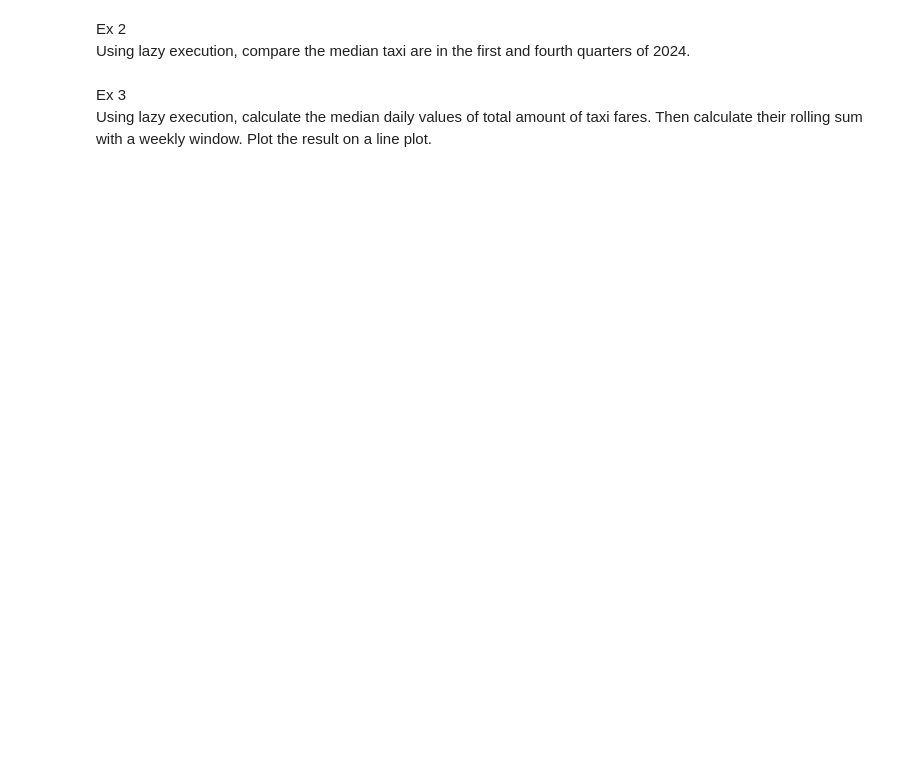
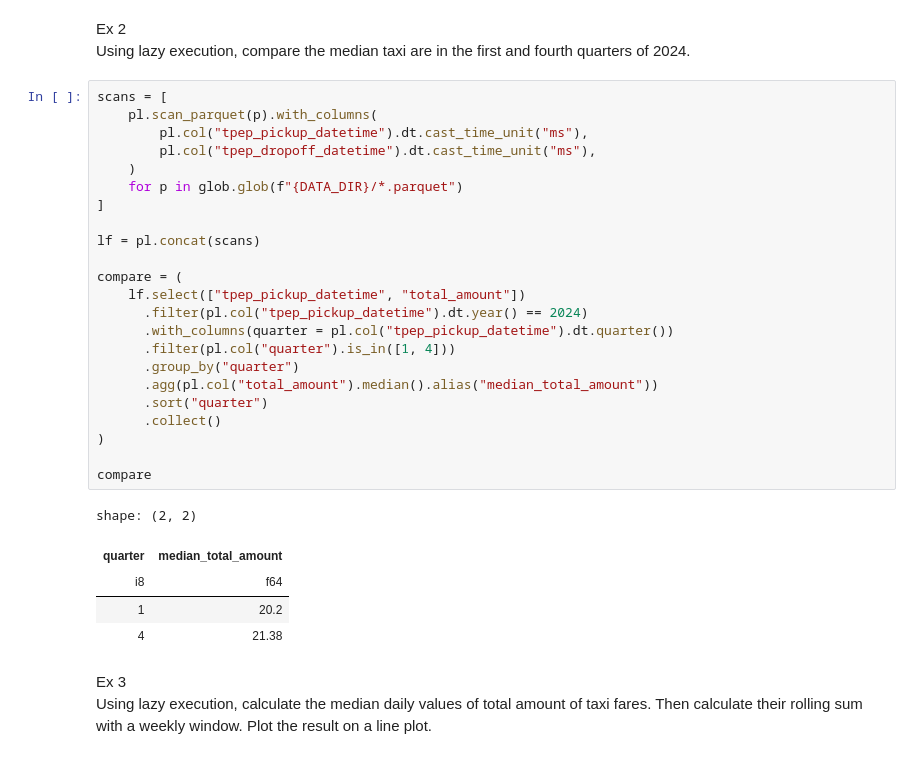
Before and after one commit to Virtual23PRO/lab_3MLProject, a Jupyter notebook: notebook_polars.ipynb, the cells around one changed output. Drawn from its saved outputs; the diff is of its cells as text; blank space fills up the shorter version.

```diff
--- a/notebook_polars.ipynb
+++ b/notebook_polars.ipynb
@@ -1125,6 +1198,35 @@ Compare the speed of the above query in eager and lazy modes.
 # %% [markdown]
 Ex 2
 Using lazy execution, compare the median taxi are in the first and fourth quarters of 2024.
+# %%
+scans = [
+    pl.scan_parquet(p).with_columns(
+        pl.col("tpep_pickup_datetime").dt.cast_time_unit("ms"),
+        pl.col("tpep_dropoff_datetime").dt.cast_time_unit("ms"),
+    )
+    for p in glob.glob(f"{DATA_DIR}/*.parquet")
+]
+
+lf = pl.concat(scans)
+
+compare = (
+    lf.select(["tpep_pickup_datetime", "total_amount"])
+      .filter(pl.col("tpep_pickup_datetime").dt.year() == 2024)
+      .with_columns(quarter = pl.col("tpep_pickup_datetime").dt.quarter())
+      .filter(pl.col("quarter").is_in([1, 4]))
+      .group_by("quarter")
+      .agg(pl.col("total_amount").median().alias("median_total_amount"))
+      .sort("quarter")
+      .collect()
+)
+
+compare
+# %% [output]
+shape: (2, 2)
+| quarter | median_total_amount |
+| i8 | f64 |
+| 1 | 20.2 |
+| 4 | 21.38 |
 # %% [markdown]
 Ex 3
 Using lazy execution, calculate the median daily values of total amount of taxi fares. Then calculate their rolling sum with a weekly window. Plot the result on a line plot.
```
Also changed, not shown: parts of 14 cells of this notebook.
